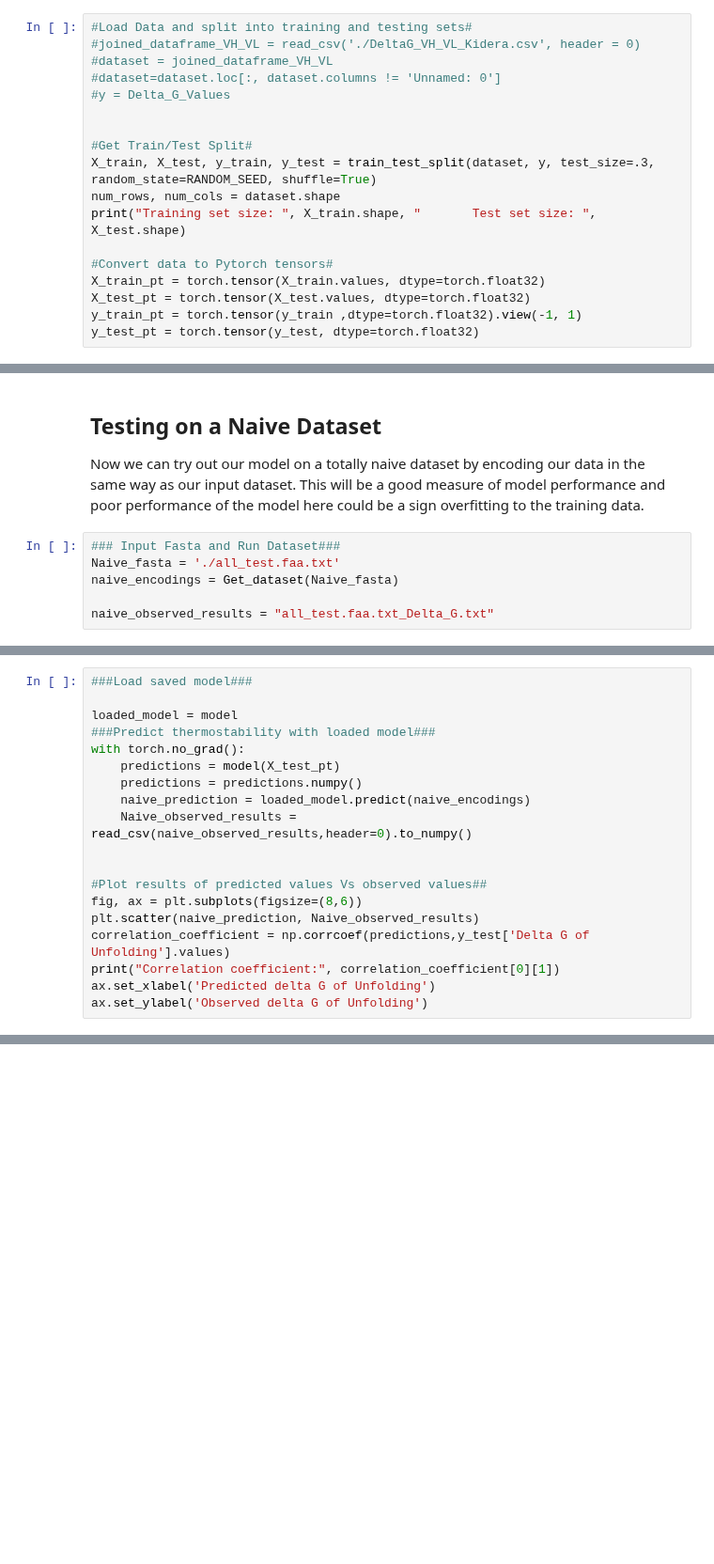
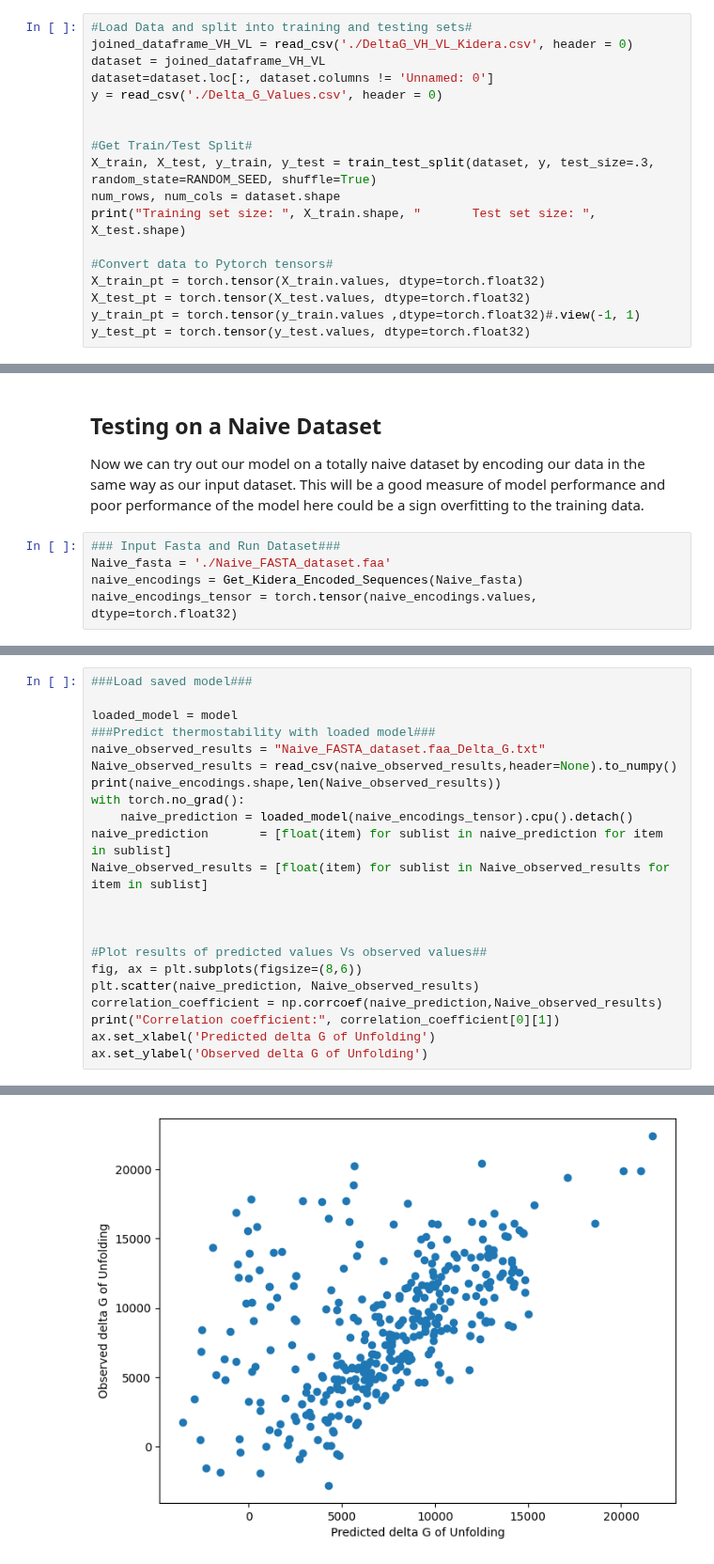
Before and after one commit to AdamTest24/Antibody_Materials, a Jupyter notebook: GB_AL_Comments/Predict_Thermostability.ipynb, the cells around one changed output, grey strips where cells are left out. Shown at 94% size. Saved outputs shown, nothing was run; the diff lists cells and outputs as text; blank space fills up the shorter version.

```diff
--- a/GB_AL_Comments/Predict_Thermostability.ipynb
+++ b/GB_AL_Comments/Predict_Thermostability.ipynb
@@ -289,10 +304,10 @@ class Deep_Learning_Model(nn.Module):
         return x
 # %%
 #Load Data and split into training and testing sets#
-#joined_dataframe_VH_VL = read_csv('./DeltaG_VH_VL_Kidera.csv', header = 0)
-#dataset = joined_dataframe_VH_VL
-#dataset=dataset.loc[:, dataset.columns != 'Unnamed: 0']
-#y = Delta_G_Values
+joined_dataframe_VH_VL = read_csv('./DeltaG_VH_VL_Kidera.csv', header = 0)
+dataset = joined_dataframe_VH_VL
+dataset=dataset.loc[:, dataset.columns != 'Unnamed: 0']
+y = read_csv('./Delta_G_Values.csv', header = 0)
 
 
 #Get Train/Test Split#
@@ -303,6 +318,6 @@ print("Training set size: ", X_train.shape, "       Test set size: ", X_test.sha
 #Convert data to Pytorch tensors#
 X_train_pt = torch.tensor(X_train.values, dtype=torch.float32)
 X_test_pt = torch.tensor(X_test.values, dtype=torch.float32)
-y_train_pt = torch.tensor(y_train ,dtype=torch.float32).view(-1, 1)
-y_test_pt = torch.tensor(y_test, dtype=torch.float32)
+y_train_pt = torch.tensor(y_train.values ,dtype=torch.float32)#.view(-1, 1)
+y_test_pt = torch.tensor(y_test.values, dtype=torch.float32)
 # %% [output]
@@ -377,7 +416,6 @@ Do it yourself
 Now we can try out our model on a totally naive dataset by encoding our data in the same way as our input dataset. This will be a good measure of model performance and poor performance of the model here could be a sign overfitting to the training data.
 # %%
 ### Input Fasta and Run Dataset###
-Naive_fasta = './all_test.faa.txt'
-naive_encodings = Get_dataset(Naive_fasta)
-
-naive_observed_results = "all_test.faa.txt_Delta_G.txt"
+Naive_fasta = './Naive_FASTA_dataset.faa'
+naive_encodings = Get_Kidera_Encoded_Sequences(Naive_fasta)
+naive_encodings_tensor = torch.tensor(naive_encodings.values, dtype=torch.float32)
@@ -386,17 +427,21 @@ naive_observed_results = "all_test.faa.txt_Delta_G.txt"
 
 loaded_model = model
 ###Predict thermostability with loaded model###
+naive_observed_results = "Naive_FASTA_dataset.faa_Delta_G.txt"
+Naive_observed_results = read_csv(naive_observed_results,header=None).to_numpy()
+print(naive_encodings.shape,len(Naive_observed_results))
 with torch.no_grad():
-    predictions = model(X_test_pt)
-    predictions = predictions.numpy()
-    naive_prediction = loaded_model.predict(naive_encodings)
-    Naive_observed_results = read_csv(naive_observed_results,header=0).to_numpy()
+    naive_prediction = loaded_model(naive_encodings_tensor).cpu().detach()
+naive_prediction       = [float(item) for sublist in naive_prediction for item in sublist]
+Naive_observed_results = [float(item) for sublist in Naive_observed_results for item in sublist]
+
 
 
 #Plot results of predicted values Vs observed values##
 fig, ax = plt.subplots(figsize=(8,6))
 plt.scatter(naive_prediction, Naive_observed_results)
-correlation_coefficient = np.corrcoef(predictions,y_test['Delta G of Unfolding'].values)
+correlation_coefficient = np.corrcoef(naive_prediction,Naive_observed_results)
 print("Correlation coefficient:", correlation_coefficient[0][1])
 ax.set_xlabel('Predicted delta G of Unfolding')
 ax.set_ylabel('Observed delta G of Unfolding')
+# %% [output]
@@ -403,3 +453,4 @@ ax.set_ylabel('Observed delta G of Unfolding')
+[figure, added]
 # %% [markdown]
 ## End of Chapter Exercises
 
```
Also changed, not shown: parts of 11 cells of this notebook, 1 other file.
